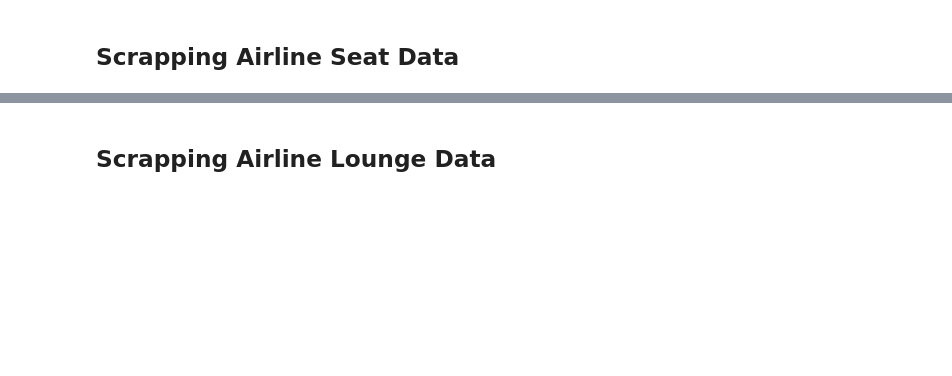
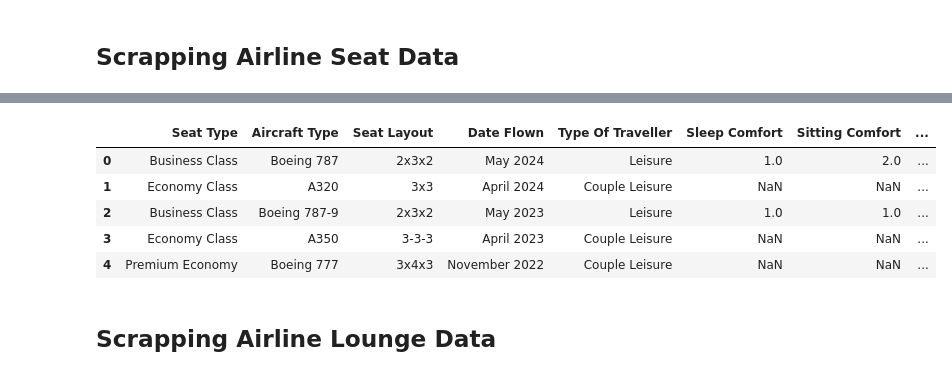
Before and after one commit to nelson123-lab/British-Airways-Data-Science, a Jupyter notebook: Scapping_data.ipynb, the cells around one changed output, grey strips where cells are left out. Cells and saved outputs as stored; diff of their text form; code cells hidden in the pictures; blank space fills up the shorter version.

```diff
--- a/Scapping_data.ipynb
+++ b/Scapping_data.ipynb
@@ -223,0 +199,9 @@ Scraping page 1
+# %%
+df.head()
+# %% [output]
+|  | Seat Type | Aircraft Type | Seat Layout | Date Flown | Type Of Traveller | Sleep Comfort | Sitting Comfort | ... |
+| 0 | Business Class | Boeing 787 | 2x3x2 | May 2024 | Leisure | 1.0 | 2.0 | ... |
+| 1 | Economy Class | A320 | 3x3 | April 2024 | Couple Leisure | NaN | NaN | ... |
+| 2 | Business Class | Boeing 787-9 | 2x3x2 | May 2023 | Leisure | 1.0 | 1.0 | ... |
+| 3 | Economy Class | A350 | 3-3-3 | April 2023 | Couple Leisure | NaN | NaN | ... |
+| 4 | Premium Economy | Boeing 777 | 3x4x3 | November 2022 | Couple Leisure | NaN | NaN | ... |
```
Also changed, not shown: parts of 23 cells of this notebook.
